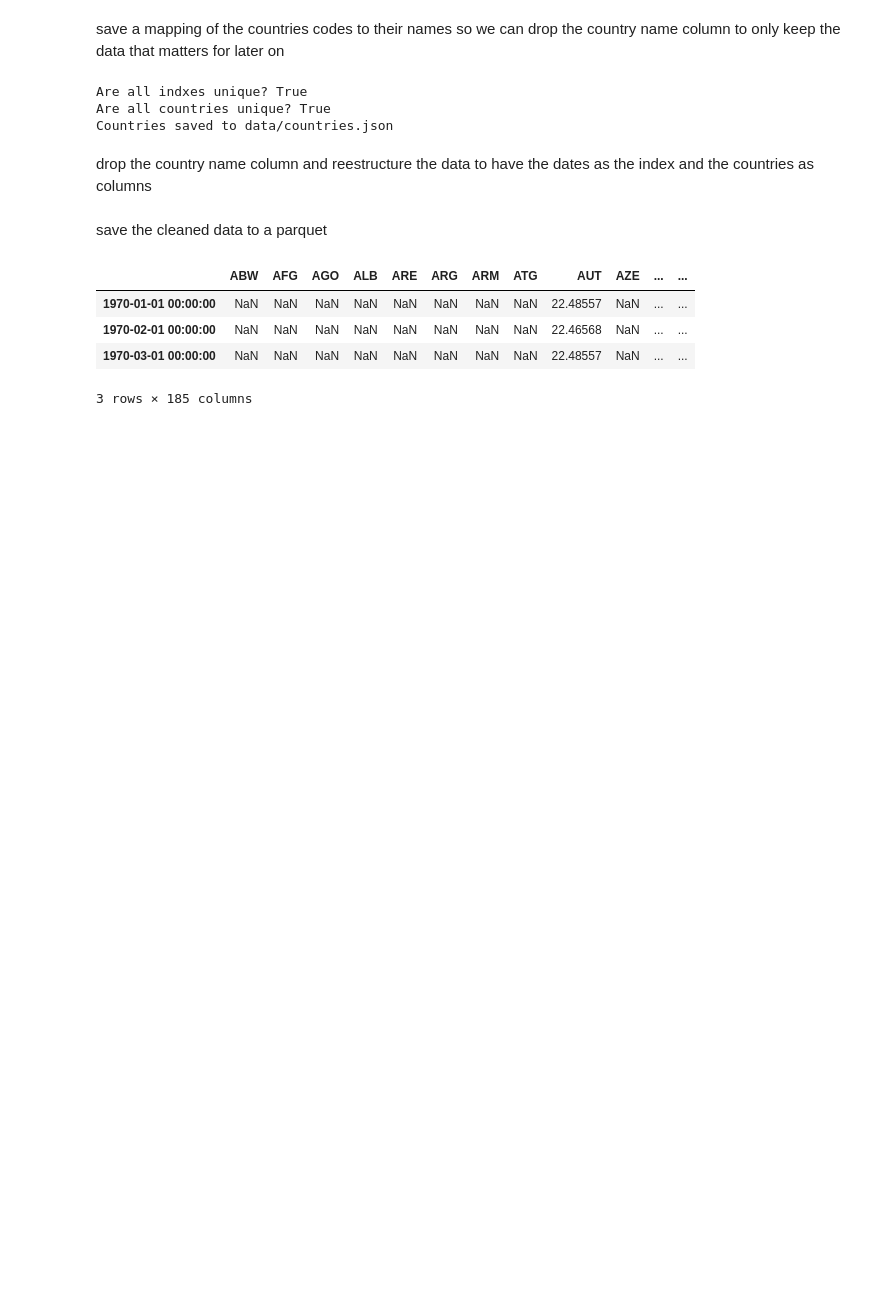
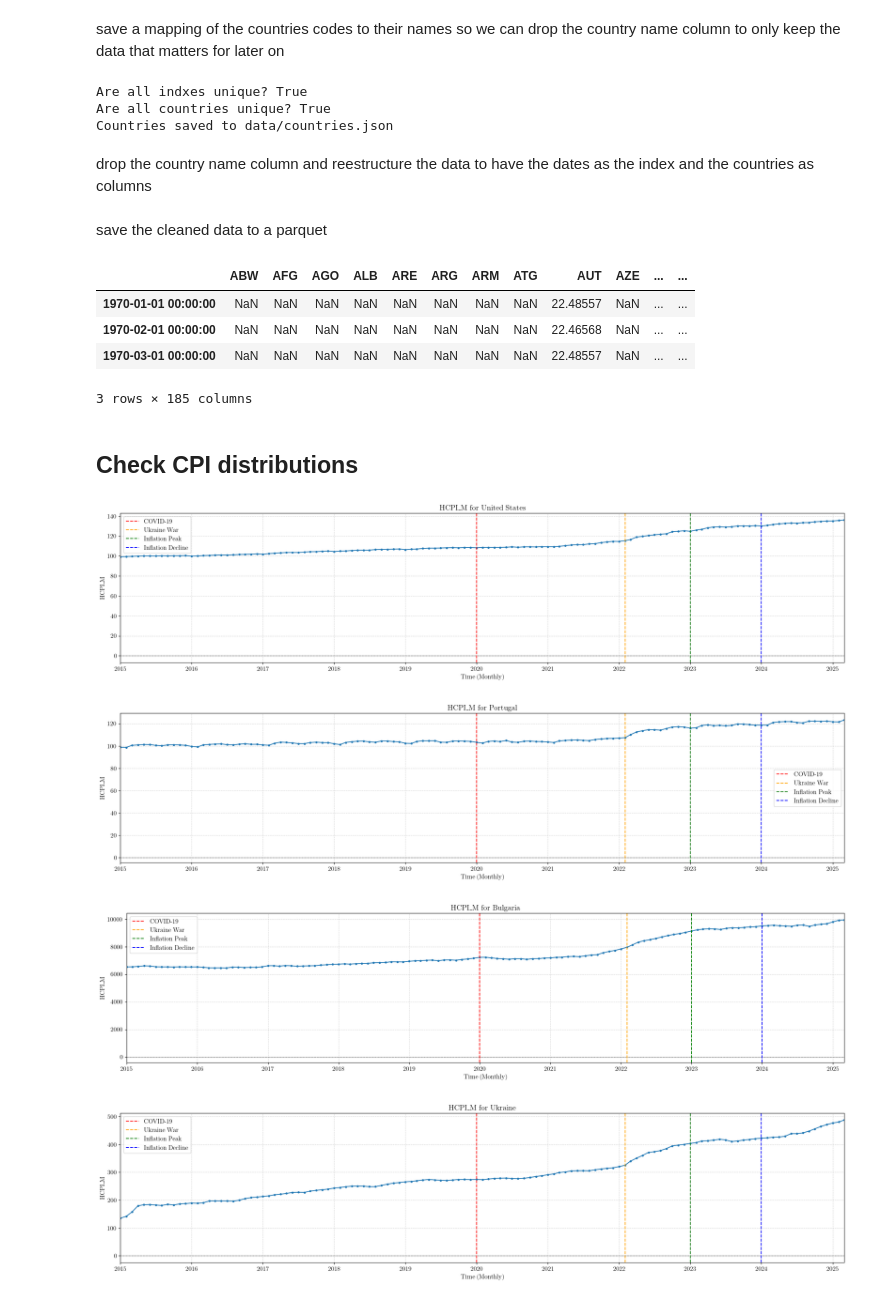
Before and after one commit to jepe06/CAA02, a Jupyter notebook: data hcpi_m.ipynb, the cells around one changed output. Drawn from its saved outputs; the diff is of its cells as text; code cells hidden in the pictures; blank space fills up the shorter version.

```diff
--- a/data hcpi_m.ipynb
+++ b/data hcpi_m.ipynb
@@ -498,3 +498,32 @@ hcpi_m.head(3)
 | 1970-02-01 00:00:00 | NaN | NaN | NaN | NaN | NaN | NaN | NaN | NaN | 22.46568 | NaN | ... | ... |
 | 1970-03-01 00:00:00 | NaN | NaN | NaN | NaN | NaN | NaN | NaN | NaN | 22.48557 | NaN | ... | ... |
 3 rows × 185 columns
+# %% [markdown]
+## Check CPI distributions
+# %%
+def plot_hcpi_m(code):
+    plt.figure(figsize=(20, 5))
+    plt.plot(hcpi_m.index, hcpi_m[code], linestyle='-', marker='o', markersize=3)
+    plt.xlabel("Time (Monthly)")
+    plt.ylabel("HCPI_M")
+    plt.title(f"HCPI_M for {country_map[code]}")
+    plt.grid(True, linestyle='--', alpha=0.5)
+    plt.axhline(y=0, color='black', linestyle='--', linewidth=0.5)
+    plt.axvline(x=pd.Timestamp("2020-01-01"), color='red', linestyle='--', label='COVID-19')
+    plt.axvline(x=pd.Timestamp("2022-02-01"), color='orange', linestyle='--', label='Ukraine War')
+    plt.axvline(x=pd.Timestamp("2023-01-01"), color='green', linestyle='--', label='Inflation Peak')
+    plt.axvline(x=pd.Timestamp("2024-01-01"), color='blue', linestyle='--', label='Inflation Decline')
+    plt.xlim(pd.Timestamp("2015-01"), hcpi_m.index[-1])
+    plt.legend()
+    plt.tight_layout()
+    plt.show()
+
+plot_hcpi_m("USA")
+plot_hcpi_m("PRT")
+plot_hcpi_m("BGR")
+plot_hcpi_m("UKR")
+# %% [output]
+[figure, added]
+[figure, added]
+[figure, added]
+[figure, added]
```
Also changed, not shown: parts of 1 cell of this notebook.
